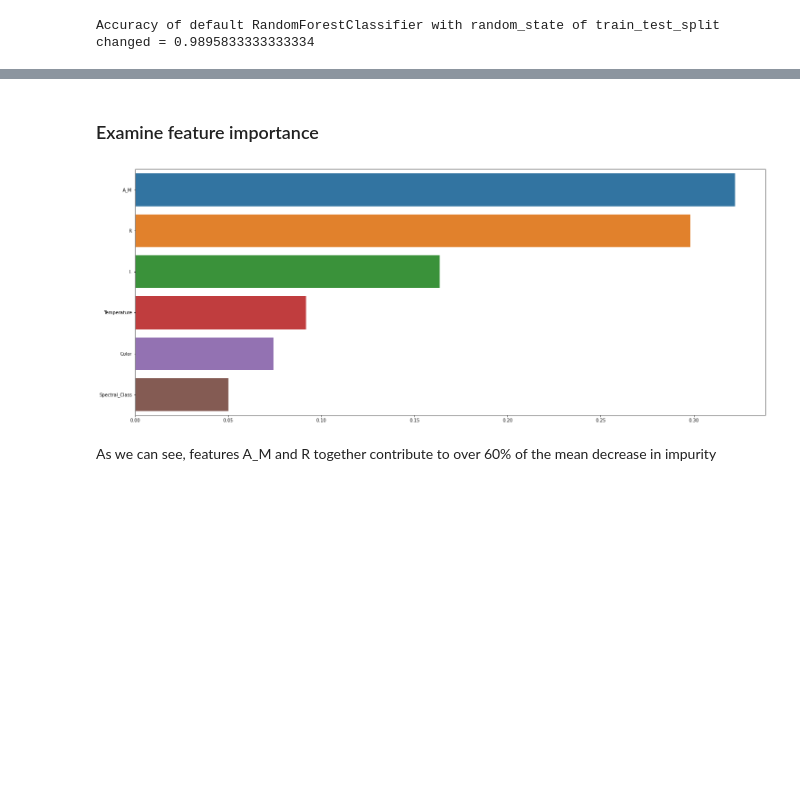
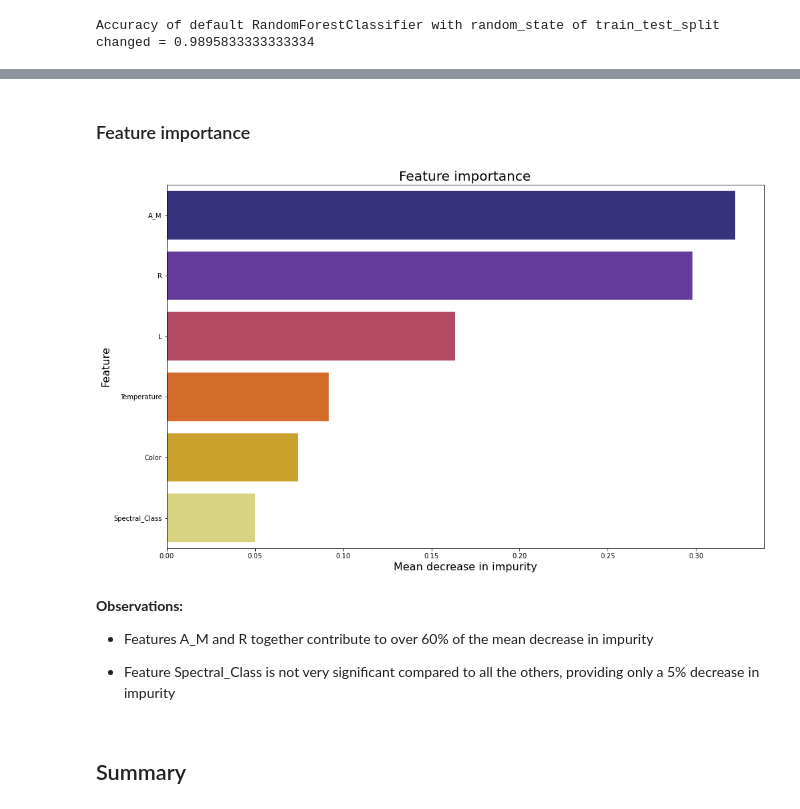
Before and after one commit to ZasadnyJan/Star_type_classification, a Jupyter notebook: Main_notebook.ipynb, the cells around one changed output, grey strips where cells are left out. Drawn from its saved outputs; the diff is of its cells as text; code cells hidden in the pictures; blank space fills up the shorter version.

Commit message:
Finished formatting and added summary

```diff
--- a/Main_notebook.ipynb
+++ b/Main_notebook.ipynb
@@ -642,13 +636,24 @@ But even though it's not perfect, this model has an accuracy that's more than sa
 # %% [markdown]
-### Examine feature importance
+### Feature importance
 # %%
 feature_importance = pd.Series(
     rfc_model.feature_importances_, index=X.columns).sort_values(ascending=False)
 
-plt.figure(figsize=(25, 10))
-sns.barplot(x=feature_importance, y=feature_importance.index)
+plt.figure(figsize=(16, 10))
+sns.barplot(x=feature_importance, y=feature_importance.index, palette="CMRmap")
+plt.title("Feature importance", fontsize=20)
+plt.xlabel("Mean decrease in impurity", fontsize=16)
+plt.ylabel("Feature", fontsize=16)
+plt.xticks(fontsize=10)
+plt.yticks(fontsize=10)
 plt.show()
 # %% [output]
-[figure, old version]
+[figure, new version]
 # %% [markdown]
-As we can see, features A_M and R together contribute to over 60% of the mean decrease in impurity
+**Observations:**
+
+- Features A_M and R together contribute to over 60% of the mean decrease in impurity
+
+- Feature Spectral_Class is not very significant compared to all the others, providing only a 5% decrease in impurity
+# %% [markdown]
+## Summary
```
Also changed, not shown: parts of 12 cells of this notebook.
